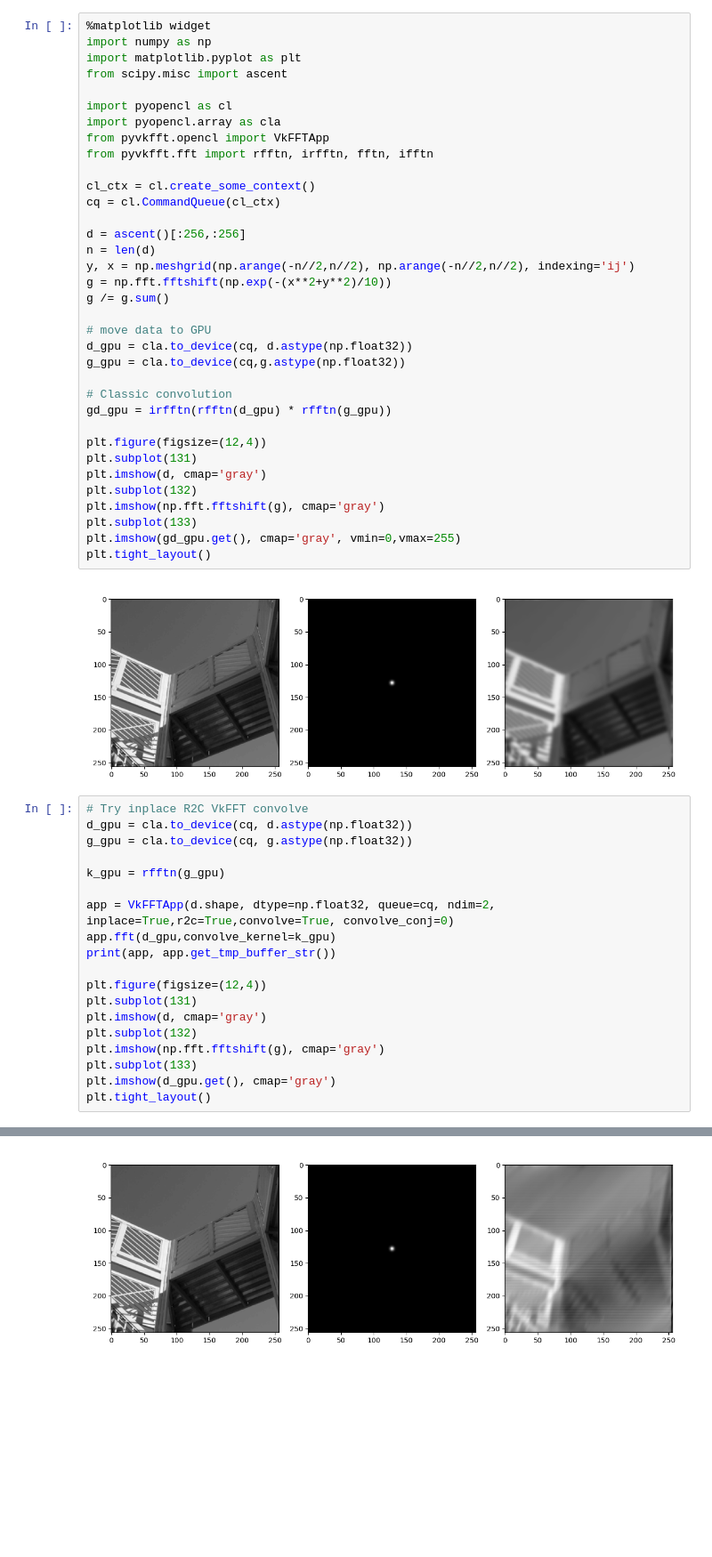
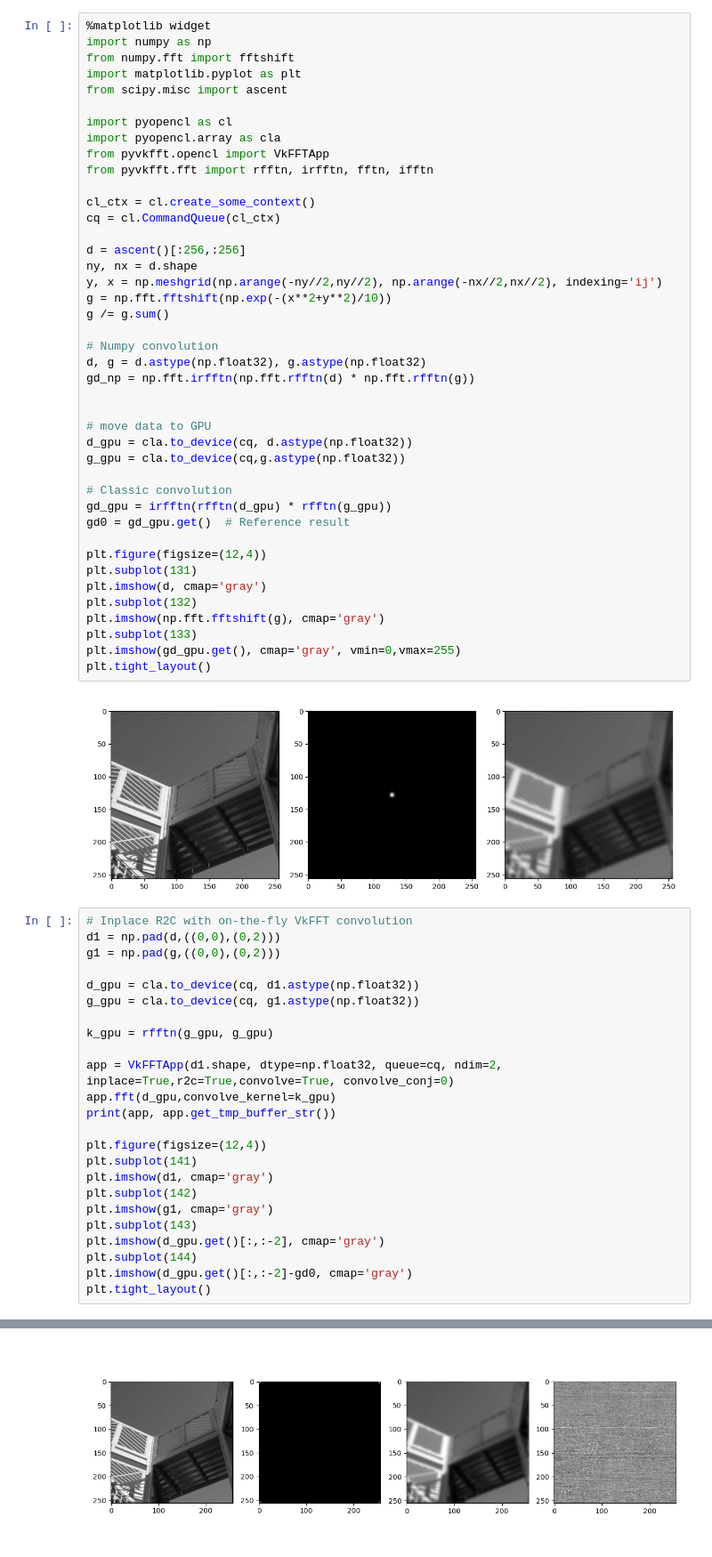
Before and after one commit to vincefn/pyvkfft, a Jupyter notebook: examples/pyvkfft-convolve.ipynb, the cells around one changed output, grey strips where cells are left out. Shown at 89% size. Drawn from its saved outputs; the diff is of its cells as text; blank space fills up the shorter version.

Commit message:
Fix convolution now working example for inplace r2c. Out-of-place r2c, and non-radix will rais an error

```diff
--- a/examples/pyvkfft-convolve.ipynb
+++ b/examples/pyvkfft-convolve.ipynb
@@ -1,6 +1,7 @@
 # %%
 %matplotlib widget
 import numpy as np
+from numpy.fft import fftshift
 import matplotlib.pyplot as plt
 from scipy.misc import ascent
 
@@ -13,10 +14,15 @@ cl_ctx = cl.create_some_context()
 cq = cl.CommandQueue(cl_ctx)
 
 d = ascent()[:256,:256]
-n = len(d)
-y, x = np.meshgrid(np.arange(-n//2,n//2), np.arange(-n//2,n//2), indexing='ij')
+ny, nx = d.shape
+y, x = np.meshgrid(np.arange(-ny//2,ny//2), np.arange(-nx//2,nx//2), indexing='ij')
 g = np.fft.fftshift(np.exp(-(x**2+y**2)/10))
 g /= g.sum()
+
+# Numpy convolution
+d, g = d.astype(np.float32), g.astype(np.float32)
+gd_np = np.fft.irfftn(np.fft.rfftn(d) * np.fft.rfftn(g))
+
 
 # move data to GPU
 d_gpu = cla.to_device(cq, d.astype(np.float32))
@@ -24,6 +30,7 @@ g_gpu = cla.to_device(cq,g.astype(np.float32))
 
 # Classic convolution
 gd_gpu = irfftn(rfftn(d_gpu) * rfftn(g_gpu))
+gd0 = gd_gpu.get()  # Reference result
 
 plt.figure(figsize=(12,4))
 plt.subplot(131)
@@ -36,22 +43,27 @@ plt.tight_layout()
 # %% [output]
 [figure]
 # %%
-# Try inplace R2C VkFFT convolve
-d_gpu = cla.to_device(cq, d.astype(np.float32))
-g_gpu = cla.to_device(cq, g.astype(np.float32))
+# Inplace R2C with on-the-fly VkFFT convolution
+d1 = np.pad(d,((0,0),(0,2)))
+g1 = np.pad(g,((0,0),(0,2)))
 
-k_gpu = rfftn(g_gpu)
+d_gpu = cla.to_device(cq, d1.astype(np.float32))
+g_gpu = cla.to_device(cq, g1.astype(np.float32))
 
-app = VkFFTApp(d.shape, dtype=np.float32, queue=cq, ndim=2, inplace=True,r2c=True,convolve=True, convolve_conj=0)
+k_gpu = rfftn(g_gpu, g_gpu)
+
+app = VkFFTApp(d1.shape, dtype=np.float32, queue=cq, ndim=2, inplace=True,r2c=True,convolve=True, convolve_conj=0)
 app.fft(d_gpu,convolve_kernel=k_gpu)
 print(app, app.get_tmp_buffer_str())
 
 plt.figure(figsize=(12,4))
-plt.subplot(131)
-plt.imshow(d, cmap='gray')
-plt.subplot(132)
-plt.imshow(np.fft.fftshift(g), cmap='gray')
-plt.subplot(133)
-plt.imshow(d_gpu.get(), cmap='gray')
+plt.subplot(141)
+plt.imshow(d1, cmap='gray')
+plt.subplot(142)
+plt.imshow(g1, cmap='gray')
+plt.subplot(143)
+plt.imshow(d_gpu.get()[:,:-2], cmap='gray')
+plt.subplot(144)
+plt.imshow(d_gpu.get()[:,:-2]-gd0, cmap='gray')
 plt.tight_layout()
 # %% [output]
@@ -59 +71 @@ VkFFTApp[OpenCL]:(256,254+2)     R2C/s/i [rR] [11] buf=    0       0
-[figure, old version]
+[figure, new version]
```
Also changed, not shown: parts of 4 cells of this notebook, 2 other files.
